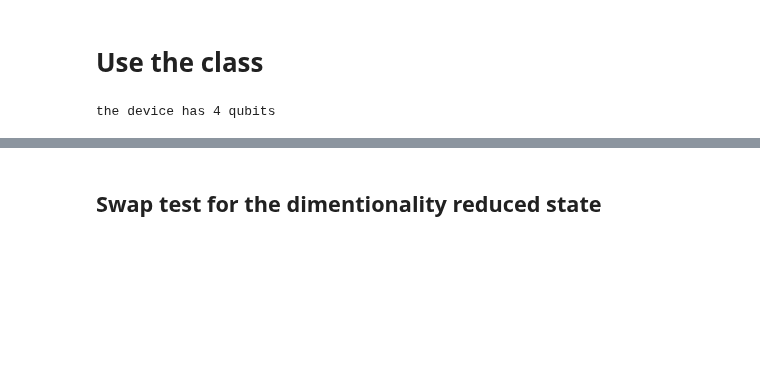
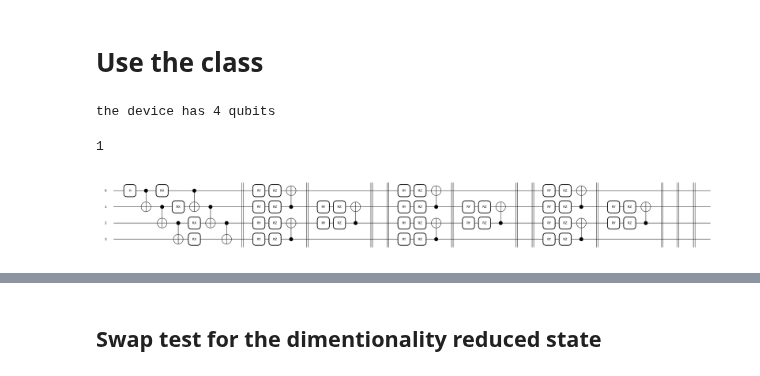
Before and after one commit to filorazi/Dim_red_SWAP, a Jupyter notebook: test.ipynb, the cells around one changed output, grey strips where cells are left out. Drawn from its saved outputs; the diff is of its cells as text; code cells hidden in the pictures; blank space fills up the shorter version.

```diff
--- a/test.ipynb
+++ b/test.ipynb
@@ -226,4 +38,9 @@ X=np.random.rand(n)*2*np.pi
 np.random.shuffle(X)
 # %% [output]
 the device has 4 qubits
+# %%
+ae.plot_cirq()
+# %% [output]
+1
+[figure, added]
 # %%
```
Also changed, not shown: parts of 12 cells of this notebook, 34 other files.
